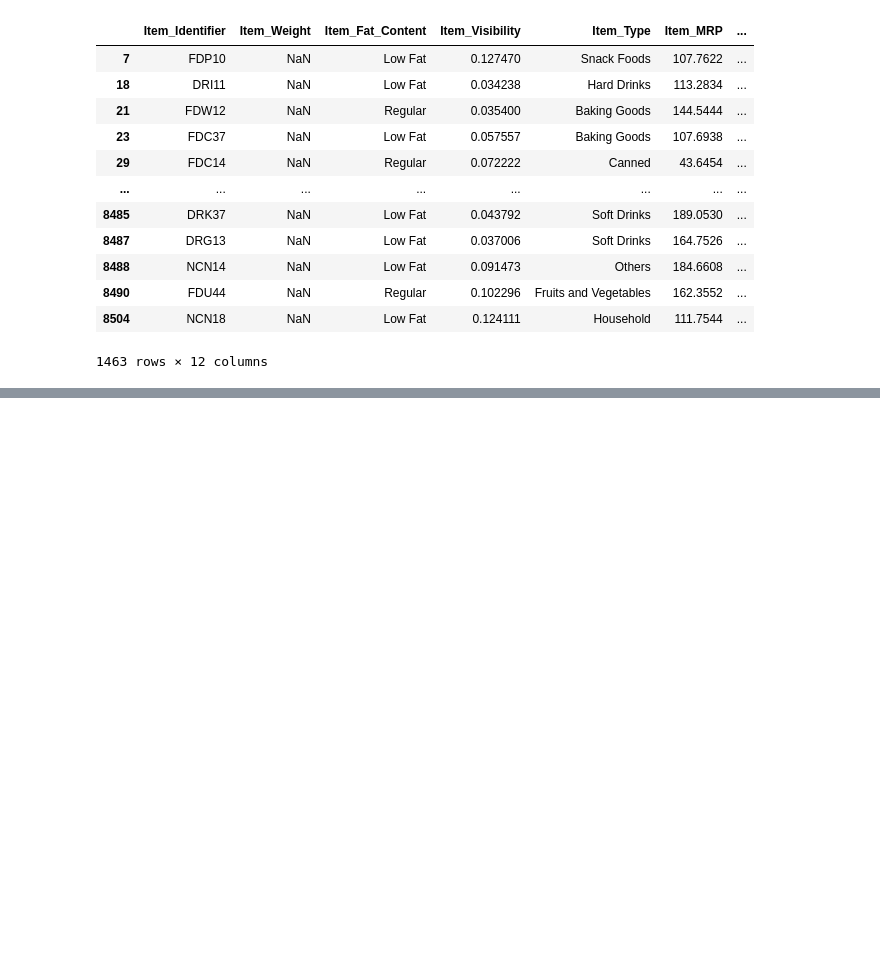
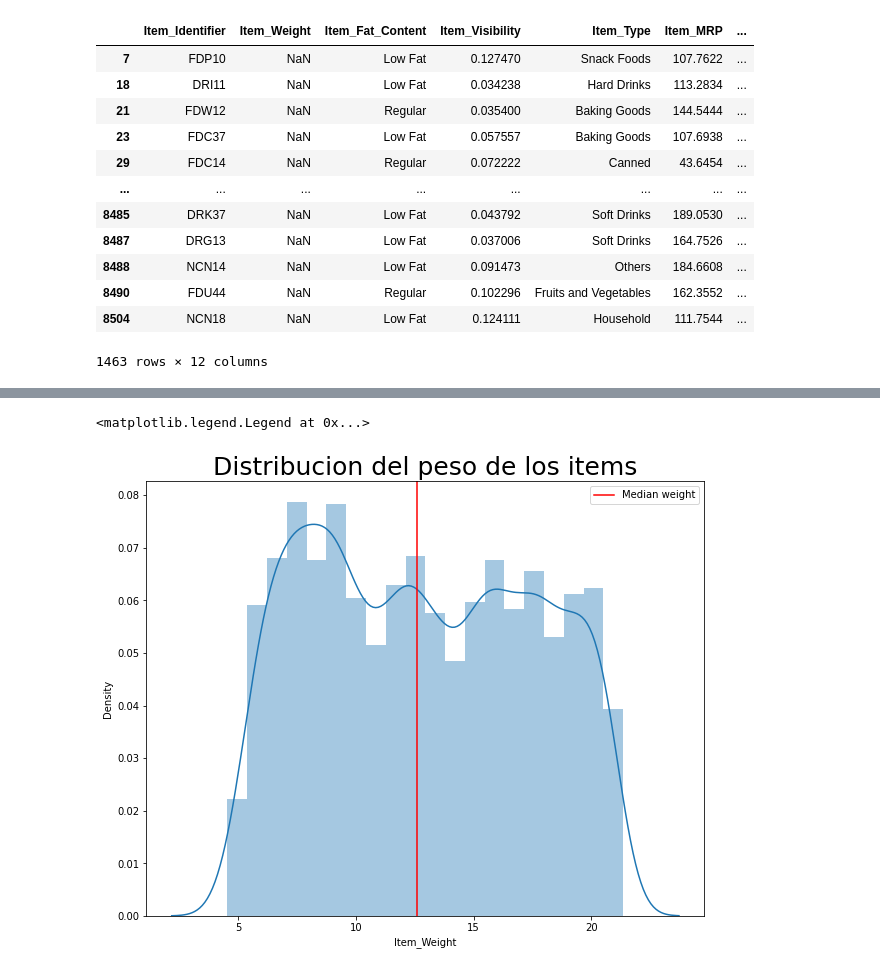
Before and after one commit to chasgracias/predicciones-ventas, a Jupyter notebook: data_visualization.ipynb, the cells around one changed output, grey strips where cells are left out. Saved outputs shown, nothing was run; the diff lists cells and outputs as text; code cells hidden in the pictures; blank space fills up the shorter version.

Commit message:
Visualizaciones de relaciones y distribuciones de los datos

```diff
--- a/data_visualization.ipynb
+++ b/data_visualization.ipynb
@@ -6,7 +11,5 @@ Mounted at /content/drive
 # %%
-import pandas as pd
-
-filename = '/content/drive/MyDrive/PTDataScience/PandasForDataManipulation/Proyecto/sales_predictions.csv'
+filename = '/content/drive/MyDrive/PTDataScience/Proyecto1/sales_predictions.csv'
 sales_df = pd.read_csv(filename)
 # %%
 sales_df.info()
@@ -80,0 +108,6 @@ KeyError: ignored
+# %%
+sales_df['Item_Fat_Content'] = sales_df['Item_Fat_Content'].replace('LF','Low Fat')
+sales_df['Item_Fat_Content'] = sales_df['Item_Fat_Content'].replace('reg','Regular')
+sales_df['Item_Fat_Content'] = sales_df['Item_Fat_Content'].replace('low fat','Low Fat')
+
+sales_df['Item_Fat_Content'].value_counts()
@@ -80,0 +118,14 @@ KeyError: ignored
+# %%
+# Para tratar mejor los datos, cambiaremos el tipo de la columna
+
+sales_df['Item_Identifier'] = sales_df['Item_Identifier'].astype('category')
+sales_df['Item_Fat_Content'] = sales_df['Item_Fat_Content'].astype('category')
+sales_df['Item_Type'] = sales_df['Item_Type'].astype('category')
+sales_df['Outlet_Identifier'] = sales_df['Outlet_Identifier'].astype('category')
+sales_df['Outlet_Establishment_Year'] = sales_df['Outlet_Establishment_Year'].astype('int64')
+
+sales_df['Outlet_Type'] = sales_df['Outlet_Type'].astype('category')
+sales_df['Outlet_Location_Type'] = sales_df['Outlet_Location_Type'].astype('category')
+sales_df['Outlet_Size'] = sales_df['Outlet_Size'].astype('category')
+
+sales_df.info()
@@ -80,0 +154,11 @@ KeyError: ignored
+# %%
+plt.figure(figsize=(10,8))
+
+sns.distplot(sales_df['Item_Weight'].dropna())
+
+plt.title('Distribucion del peso de los items',size=25)
+plt.axvline(sales_df['Item_Weight'].dropna().median(),color='red',label='Median weight')
+plt.legend()
+# %% [output]
+<matplotlib.legend.Legend at 0x...>
+[figure, added]
```
Also changed, not shown: parts of 12 cells of this notebook.
